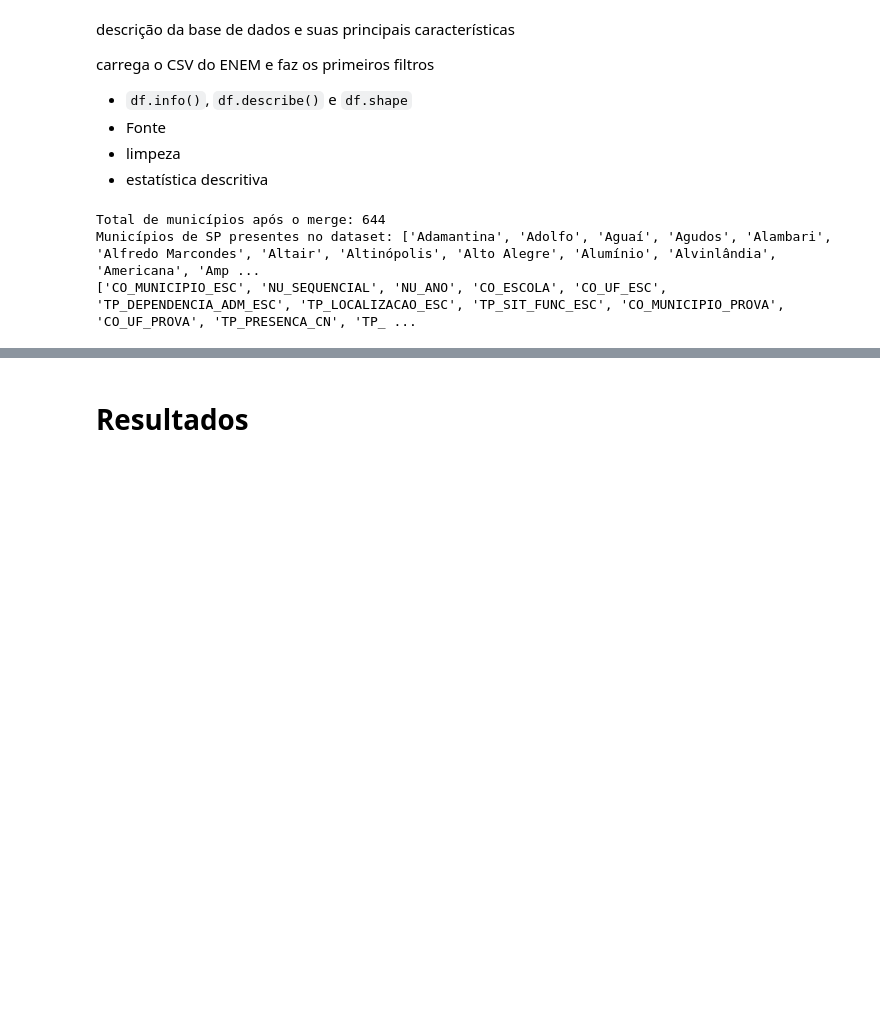
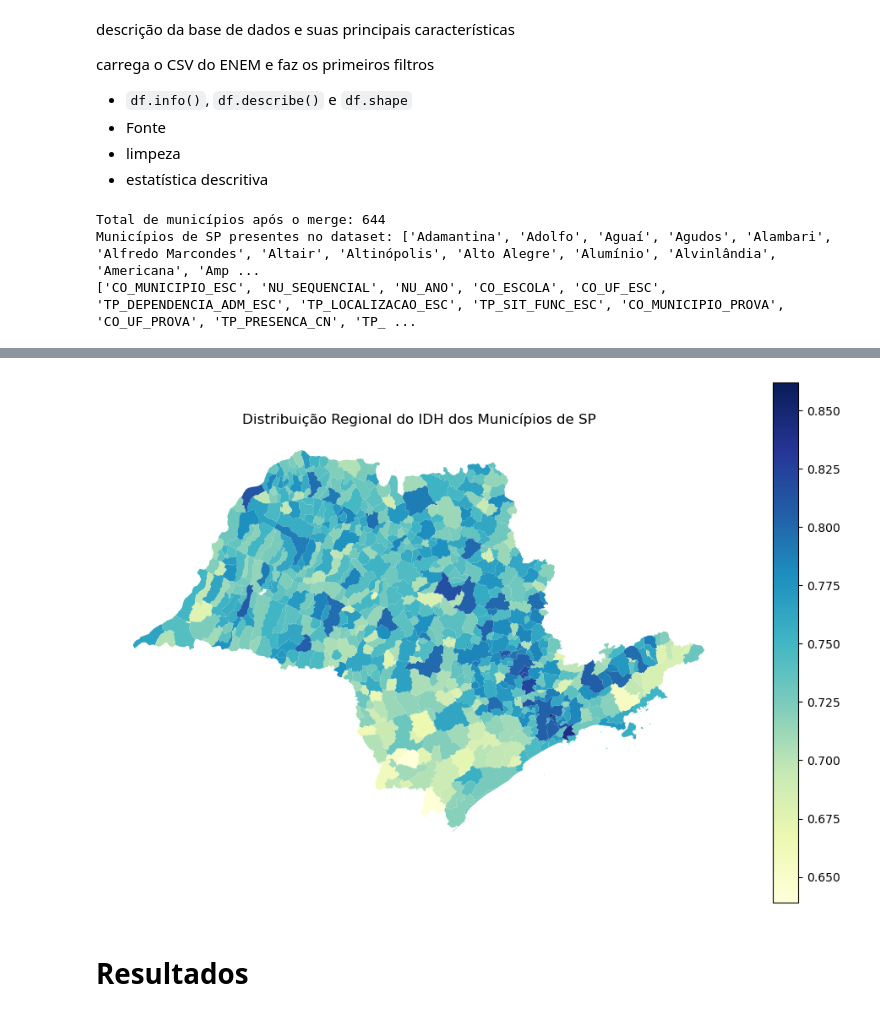
Before and after one commit to lsterra/trabalho_final_metodos_2026, a Jupyter notebook: analise_enem_sp_infraestrutura.ipynb, the cells around one changed output, grey strips where cells are left out. Saved outputs shown, nothing was run; the diff lists cells and outputs as text; code cells hidden in the pictures; blank space fills up the shorter version.

```diff
--- a/analise_enem_sp_infraestrutura.ipynb
+++ b/analise_enem_sp_infraestrutura.ipynb
@@ -50,3 +98,12 @@ Municípios de SP presentes no dataset: ['Adamantina', 'Adolfo', 'Aguaí', 'Agud
+# %%
+# Criar o mapa de calor para idh_municipio
+fig, ax = plt.subplots(1, 1, figsize=(12, 8))
+mapa_final.plot(column='idhm', cmap='YlGnBu', legend=True, ax=ax)
+plt.title('Distribuição Regional do IDH dos Municípios de SP')
+plt.axis('off')
+plt.show()
+# %% [output]
+[figure, added]
 # %% [markdown]
 # Resultados
 # %% [markdown]
```
Also changed, not shown: parts of 2 cells of this notebook.
